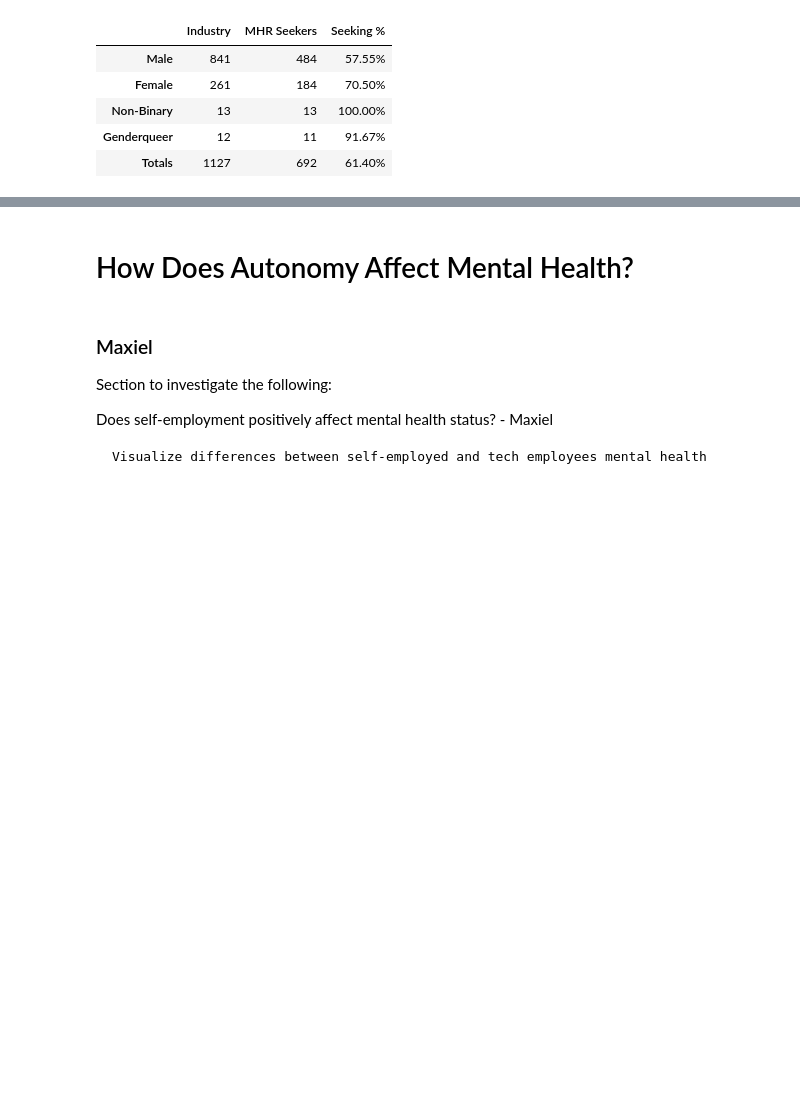
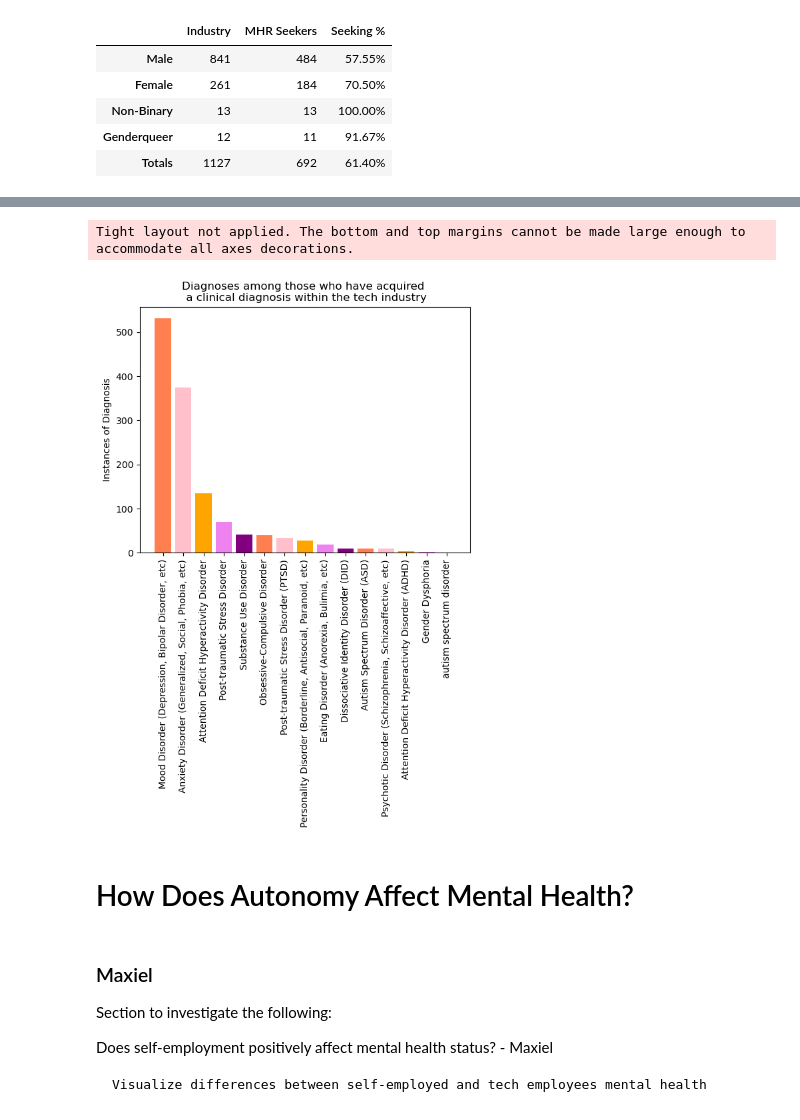
Before and after one commit to June-buggy/Project_01, a Jupyter notebook: Project_01.ipynb, the cells around one changed output, grey strips where cells are left out. Cells and saved outputs as stored; diff of their text form; code cells hidden in the pictures; blank space fills up the shorter version.

```diff
--- a/Project_01.ipynb
+++ b/Project_01.ipynb
@@ -492,3 +492,65 @@ plt.show()
+# %%
+conditions = df_generic.copy()
+conditions["Diagnosed Conditions"] = conditions['If so, what condition(s) were you diagnosed with?'].str.split('|')
+
+
+# Explode the lists to separate rows
+exploded_df = conditions.explode("Diagnosed Conditions")
+
+# Replace values in the 'Concatenated_Column'
+replacements = {
+    'Post-traumatic Stress Disorder (PTSD)': 'Post-traumatic Stress Disorder (PTSD)',
+    'Stress Response Syndromes': 'Post-traumatic Stress Disorder (PTSD)',
+    'Burn out': 'Post-traumatic Stress Disorder (PTSD)',
+    'posttraumatic stress disourder': 'Post-traumatic Stress Disorder (PTSD)',
+    'Substance Use Disorder': 'Substance Use Disorder',
+    'Addictive Disorder': 'Substance Use Disorder',
+    'Gender Dysphoria': 'Gender Dysphoria',
+    'Gender Identity Disorder': 'Gender Dysphoria',
+    'Dissociative Identity Disorder (DID)': 'Dissociative Identity Disorder (DID)',
+    'Dissociative Disorder': 'Dissociative Identity Disorder (DID)',
+    'Anxiety Disorder (Generalized, Social, Phobia, etc)': 'Anxiety Disorder (Generalized, Social, Phobia, etc)',
+    'Intimate Disorder': 'Anxiety Disorder (Generalized, Social, Phobia, etc)',
+    'Mood Disorder (Depression, Bipolar Disorder, etc)': 'Mood Disorder (Depression, Bipolar Disorder, etc)',
+    'Seasonal Affective Disorder': 'Mood Disorder (Depression, Bipolar Disorder, etc)',
+    'Depression': 'Mood Disorder (Depression, Bipolar Disorder, etc)',
+    'Suicidal Ideation': 'Mood Disorder (Depression, Bipolar Disorder, etc)',
+    'Personality Disorder (Borderline, Antisocial, Paranoid, etc)': 'Personality Disorder (Borderline, Antisocial, Paranoid, etc)',
+    'Attention Deficit Hyperactivity Disorder (ADHD)': 'Attention Deficit Hyperactivity Disorder (ADHD)',
+    'attention deficit disorder (but not the hyperactive version)': 'Attention Deficit Hyperactivity Disorder (ADHD)',
+    'ADD (w/o Hyperactivity)': 'Attention Deficit Hyperactivity Disorder (ADHD)',
+    'Attention Deficit Disorder': 'Attention Deficit Hyperactivity Disorder (ADHD)',
+    'MCD (when it was diagnosed, the ultra-mega "disorder" ADHD didn\'t exist yet)': 'Attention Deficit Hyperactivity Disorder (ADHD)',
+    'Autism Spectrum Disorder (ASD)': 'Autism Spectrum Disorder (ASD)',
+    'PDD-NOS': 'Autism Spectrum Disorder (ASD)',
+    'Autism (Asperger\'s)': 'Autism Spectrum Disorder (ASD)',
+    'Autism - while not a "mental illness", still greatly affects how I handle anxiety': 'Autism Spectrum Disorder (ASD)',
+    'Autism Spectrum Disorder': 'Autism Spectrum Disorder (ASD)',
+    'Asperger Syndrome': 'Autism Spectrum Disorder (ASD)',
+    'PDD-NOS (see above)': 'Autism Spectrum Disorder (ASD)',
+    'Aspergers': 'Autism Spectrum Disorder (ASD)',
+    'Autism': 'Autism Spectrum Disorder (ASD)',
+    'Obsessive-Compulsive Disorder (OCD)':'Obsessive-Compulsive Disorder (OCD)',
+    'Psychotic Disorder (Schizophrenia, Schizoaffective, etc)':'Psychotic Disorder (Schizophrenia, Schizoaffective, etc)',
+    'Schizotypal Personality Disorder':'Psychotic Disorder (Schizophrenia, Schizoaffective, etc)',
+    'Eating Disorder (Anorexia, Bulimia, etc)':'Eating Disorder (Anorexia, Bulimia, etc)'
+
+}
+# Count the occurrences of each unique element
+exploded_df["Diagnosed Conditions"] = exploded_df["Diagnosed Conditions"].replace(replacements)
+condition_counts = exploded_df["Diagnosed Conditions"].value_counts()
+
+# Create a bar chart
+plt.bar(condition_counts.index, condition_counts, color = colors)
+plt.ylabel('Instances of Diagnosis')
+plt.title('Diagnoses among those who have acquired \n a clinical diagnosis within the tech industry')
+plt.xticks(rotation=90)
+plt.tight_layout()
+
+plt.show()
+# %% [output]
+Tight layout not applied. The bottom and top margins cannot be made large enough to accommodate all axes decorations.
+[figure, added]
 # %% [markdown]
 # How Does Autonomy Affect Mental Health?
 # %% [markdown]
```
Also changed, not shown: parts of 10 cells of this notebook.
